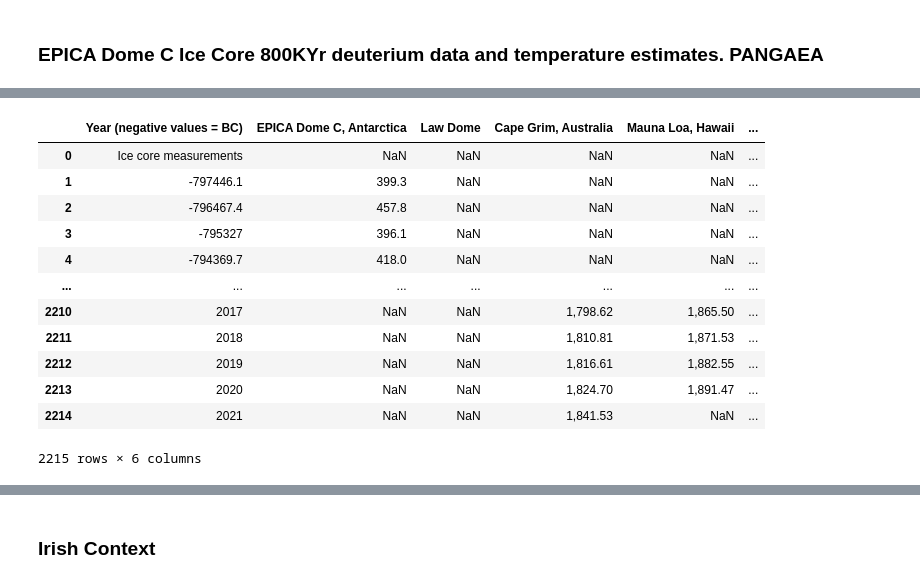
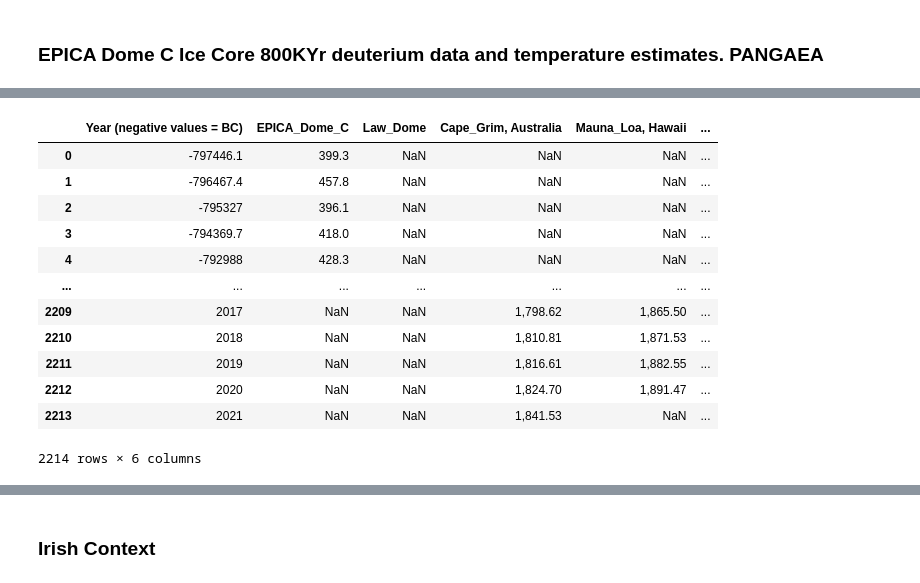
Before and after one commit to Sarahlouhast/Programming-for-Data-Analytics-Project-2, a Jupyter notebook: project.ipynb, the cells around one changed output, grey strips where cells are left out. Drawn from its saved outputs; the diff is of its cells as text; code cells hidden in the pictures.

```diff
--- a/project.ipynb
+++ b/project.ipynb
@@ -218,21 +359,32 @@ jouzel
 # %%
+# Global Atmospheric Concentrations of Methane Over Time
 # Specify the path to your Excel file
 file_path = './data/ghg-concentrations_fig-2.csv'
 
 # Read the specified sheet into a Pandas DataFrame
-methane = pd.read_csv(file_path, skiprows=6)
+methane = pd.read_csv(file_path, skiprows=7)
+methane.rename(columns={
+    'Ice core measurements': 'Year (negative values = BC)',
+    'Unnamed: 1': 'EPICA_Dome_C',
+    'Unnamed: 2': 'Law_Dome',
+    'Unnamed: 3': 'Cape_Grim, Australia',
+    'Unnamed: 4': 'Mauna_Loa, Hawaii',
+    'Unnamed: 5': 'Shetland Islands, Scotland'
+}, inplace=True)
+#print(methane.isnull().sum())
+#print(methane.describe())
 methane
 # %% [output]
-|  | Year (negative values = BC) | EPICA Dome C, Antarctica | Law Dome | Cape Grim, Australia | Mauna Loa, Hawaii | ... |
-| 0 | Ice core measurements | NaN | NaN | NaN | NaN | ... |
-| 1 | -797446.1 | 399.3 | NaN | NaN | NaN | ... |
-| 2 | -796467.4 | 457.8 | NaN | NaN | NaN | ... |
-| 3 | -795327 | 396.1 | NaN | NaN | NaN | ... |
-| 4 | -794369.7 | 418.0 | NaN | NaN | NaN | ... |
+|  | Year (negative values = BC) | EPICA_Dome_C | Law_Dome | Cape_Grim, Australia | Mauna_Loa, Hawaii | ... |
+| 0 | -797446.1 | 399.3 | NaN | NaN | NaN | ... |
+| 1 | -796467.4 | 457.8 | NaN | NaN | NaN | ... |
+| 2 | -795327 | 396.1 | NaN | NaN | NaN | ... |
+| 3 | -794369.7 | 418.0 | NaN | NaN | NaN | ... |
+| 4 | -792988 | 428.3 | NaN | NaN | NaN | ... |
 | ... | ... | ... | ... | ... | ... | ... |
-| 2210 | 2017 | NaN | NaN | 1,798.62 | 1,865.50 | ... |
-| 2211 | 2018 | NaN | NaN | 1,810.81 | 1,871.53 | ... |
-| 2212 | 2019 | NaN | NaN | 1,816.61 | 1,882.55 | ... |
-| 2213 | 2020 | NaN | NaN | 1,824.70 | 1,891.47 | ... |
-| 2214 | 2021 | NaN | NaN | 1,841.53 | NaN | ... |
+| 2209 | 2017 | NaN | NaN | 1,798.62 | 1,865.50 | ... |
+| 2210 | 2018 | NaN | NaN | 1,810.81 | 1,871.53 | ... |
+| 2211 | 2019 | NaN | NaN | 1,816.61 | 1,882.55 | ... |
+| 2212 | 2020 | NaN | NaN | 1,824.70 | 1,891.47 | ... |
+| 2213 | 2021 | NaN | NaN | 1,841.53 | NaN | ... |
-2215 rows × 6 columns
+2214 rows × 6 columns
```
Also changed, not shown: parts of 19 cells of this notebook, 4 other files.
